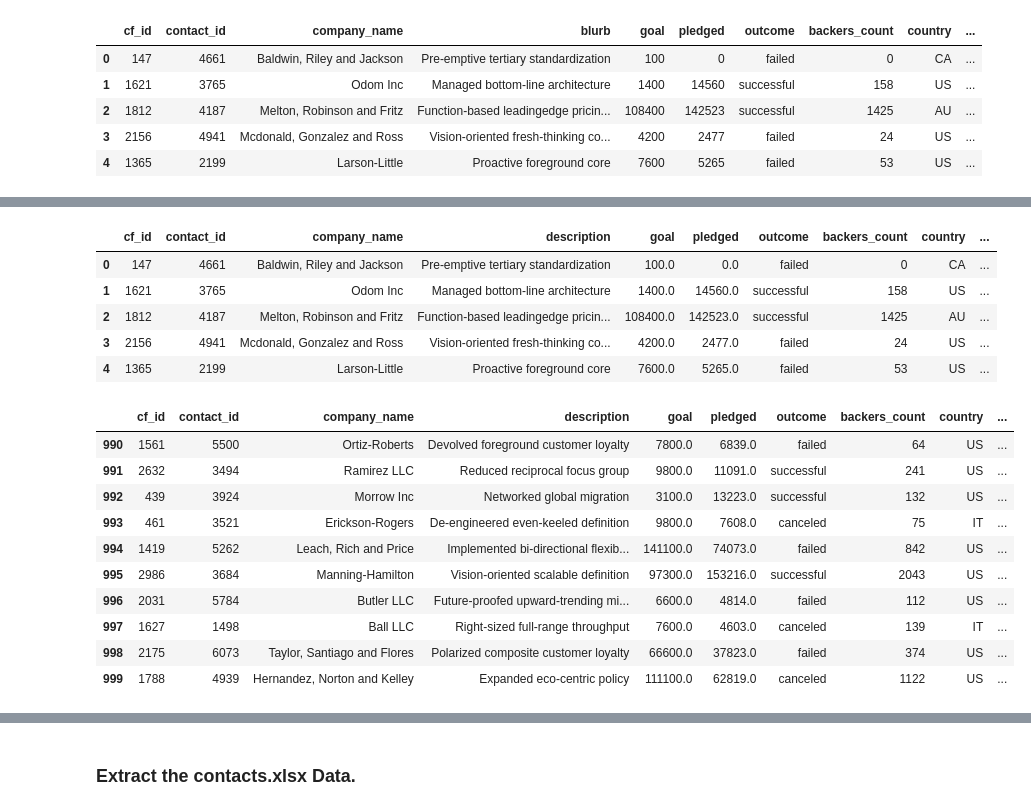
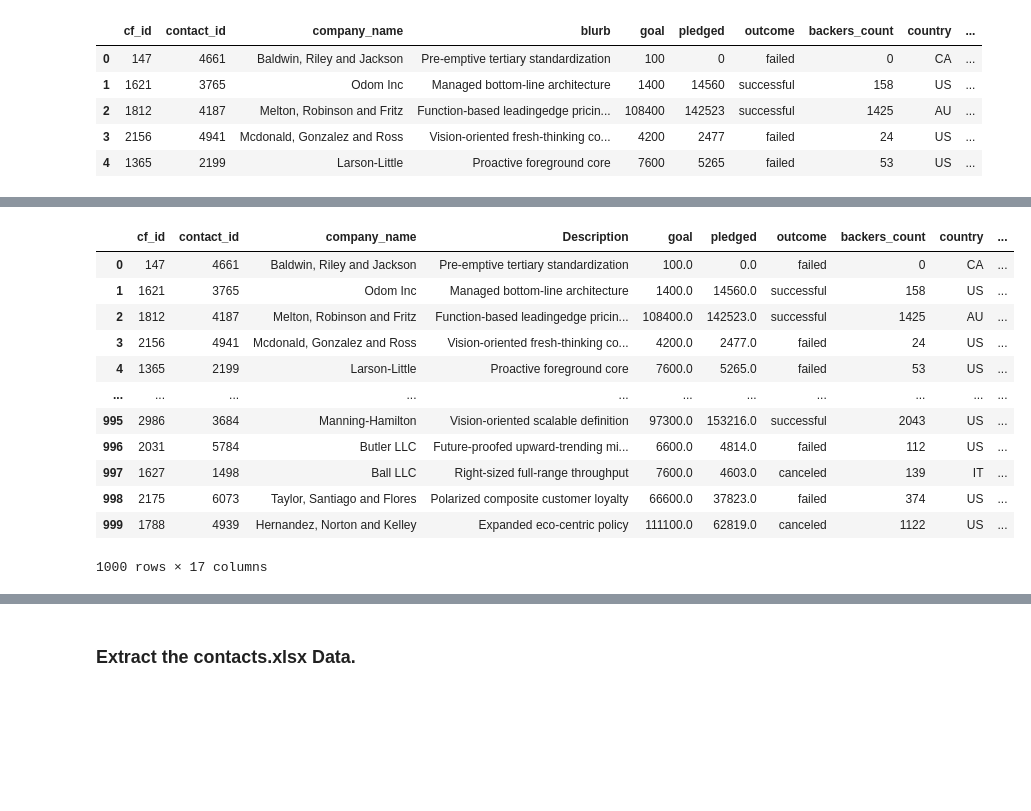
Before and after one commit to tymeekam/CROWDFUNDING_ETL, a Jupyter notebook: ETL_Mini_Project_TMcCallum.ipynb, the cells around one changed output, grey strips where cells are left out. Cells and saved outputs as stored; diff of their text form; code cells hidden in the pictures; blank space fills up the shorter version.

```diff
--- a/ETL_Mini_Project_TMcCallum.ipynb
+++ b/ETL_Mini_Project_TMcCallum.ipynb
@@ -207,4 +207,6 @@ campaign_df.head()
 | 4 | 1365 | 2199 | Larson-Little | Proactive foreground core | 7600 | 5265 | failed | 53 | US | ... |
 # %%
 # Rename the blurb, launched_at, and deadline columns.
+campaign_df.rename(columns={"blurb": "Description", "launched_at": "Launch Date", "deadline": "Deadline", "sub-category": "subcategory"}, inplace=True)
+campaign_df
 # %% [output]
@@ -217,3 +226,6 @@ campaign_df.head()
 # %%
 # Convert the goal and pledged columns to a `float` data type.
+campaign_df['goal'] = campaign_df['goal'].astype(float)
+campaign_df['pledged'] = campaign_df['pledged'].astype(float)
+campaign_df
 # %% [output]
@@ -247,28 +283,30 @@ dtype: object
 # %%
 # Format the launched_date and end_date columns to datetime format
-from datetime import datetime as dt
+# from datetime import datetime as dt
+
+campaign_df['Launch Date'] = pd.to_datetime(campaign_df['Launch Date'])
+campaign_df['Deadline'] = pd.to_datetime(campaign_df['Deadline'])
+campaign_df
 # %% [output]
-|  | cf_id | contact_id | company_name | description | goal | pledged | outcome | backers_count | country | ... |
+|  | cf_id | contact_id | company_name | Description | goal | pledged | outcome | backers_count | country | ... |
 | 0 | 147 | 4661 | Baldwin, Riley and Jackson | Pre-emptive tertiary standardization | 100.0 | 0.0 | failed | 0 | CA | ... |
 | 1 | 1621 | 3765 | Odom Inc | Managed bottom-line architecture | 1400.0 | 14560.0 | successful | 158 | US | ... |
 | 2 | 1812 | 4187 | Melton, Robinson and Fritz | Function-based leadingedge pricin... | 108400.0 | 142523.0 | successful | 1425 | AU | ... |
 | 3 | 2156 | 4941 | Mcdonald, Gonzalez and Ross | Vision-oriented fresh-thinking co... | 4200.0 | 2477.0 | failed | 24 | US | ... |
 | 4 | 1365 | 2199 | Larson-Little | Proactive foreground core | 7600.0 | 5265.0 | failed | 53 | US | ... |
+| ... | ... | ... | ... | ... | ... | ... | ... | ... | ... | ... |
+| 995 | 2986 | 3684 | Manning-Hamilton | Vision-oriented scalable definition | 97300.0 | 153216.0 | successful | 2043 | US | ... |
+| 996 | 2031 | 5784 | Butler LLC | Future-proofed upward-trending mi... | 6600.0 | 4814.0 | failed | 112 | US | ... |
+| 997 | 1627 | 1498 | Ball LLC | Right-sized full-range throughput | 7600.0 | 4603.0 | canceled | 139 | IT | ... |
+| 998 | 2175 | 6073 | Taylor, Santiago and Flores | Polarized composite customer loyalty | 66600.0 | 37823.0 | failed | 374 | US | ... |
+| 999 | 1788 | 4939 | Hernandez, Norton and Kelley | Expanded eco-centric policy | 111100.0 | 62819.0 | canceled | 1122 | US | ... |
+1000 rows × 17 columns
 # %%
 # Merge the campaign_df with the category_df on the "category" column and
 # the subcategory_df on the "subcategory" column.
 
+# Merge campaign_df with category_df on the "category" column
+merged_df = pd.merge(campaign_df, category_df, on="category")
 
-campaign_merged_df.tail(10)
+# final_merged_df
+# campaign_merged_df.tail(10)
-# %% [output]
-|  | cf_id | contact_id | company_name | description | goal | pledged | outcome | backers_count | country | ... |
-| 990 | 1561 | 5500 | Ortiz-Roberts | Devolved foreground customer loyalty | 7800.0 | 6839.0 | failed | 64 | US | ... |
-| 991 | 2632 | 3494 | Ramirez LLC | Reduced reciprocal focus group | 9800.0 | 11091.0 | successful | 241 | US | ... |
-| 992 | 439 | 3924 | Morrow Inc | Networked global migration | 3100.0 | 13223.0 | successful | 132 | US | ... |
-| 993 | 461 | 3521 | Erickson-Rogers | De-engineered even-keeled definition | 9800.0 | 7608.0 | canceled | 75 | IT | ... |
-| 994 | 1419 | 5262 | Leach, Rich and Price | Implemented bi-directional flexib... | 141100.0 | 74073.0 | failed | 842 | US | ... |
-| 995 | 2986 | 3684 | Manning-Hamilton | Vision-oriented scalable definition | 97300.0 | 153216.0 | successful | 2043 | US | ... |
-| 996 | 2031 | 5784 | Butler LLC | Future-proofed upward-trending mi... | 6600.0 | 4814.0 | failed | 112 | US | ... |
-| 997 | 1627 | 1498 | Ball LLC | Right-sized full-range throughput | 7600.0 | 4603.0 | canceled | 139 | IT | ... |
-| 998 | 2175 | 6073 | Taylor, Santiago and Flores | Polarized composite customer loyalty | 66600.0 | 37823.0 | failed | 374 | US | ... |
-| 999 | 1788 | 4939 | Hernandez, Norton and Kelley | Expanded eco-centric policy | 111100.0 | 62819.0 | canceled | 1122 | US | ... |
```
Also changed, not shown: parts of 13 cells of this notebook, 2 other files.
